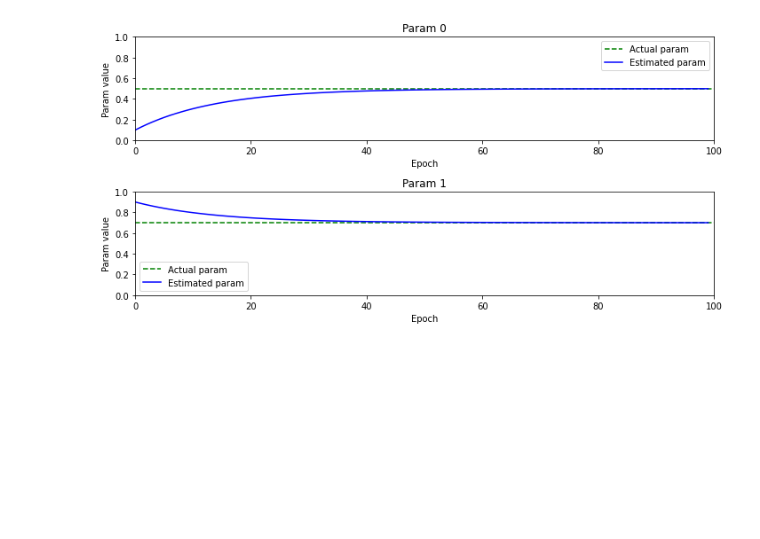
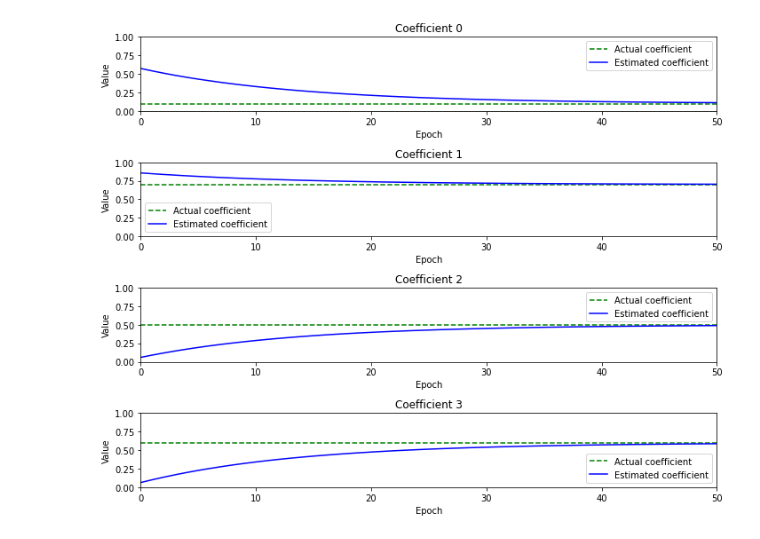
Before and after one commit to khiner/jaxdsp, a Jupyter notebook: jax_audio_experiments.ipynb, the cells around one changed output. Drawn from its saved outputs; the diff is of its cells as text; code cells hidden in the pictures; blank space fills up the shorter version.

Commit message:
Generalize to FIR filter with any number of coefficients

```diff
--- a/jax_audio_experiments.ipynb
+++ b/jax_audio_experiments.ipynb
@@ -23,7 +24,6 @@ def lp_filter(X, Y, b0, b1):
 def mse(X, Y):
     return ((Y - X) ** 2).mean()
 # %%
-def objective(params, X, Y, target):
-    b0, b1 = params
-    Y = lp_filter(X, Y, b0, b1)
+def objective_fir(coefficients, X, Y, target):
+    Y = fir_filter(X, Y, coefficients)
     return -mse(Y, target)
@@ -47,8 +30,3 @@ WARNING:absl:No GPU/TPU found, falling back to CPU. (Set TF_CPP_MIN_LOG_LEVEL=0
-# %%
-X = jnp.concatenate([jnp.array([1]), jnp.zeros(9)])
-Y = jnp.zeros(X.size)
-target_params = (0.5, 0.7)
-target = lp_filter(X, Y, *target_params)
 # %%
 def train(params, objective, X, target, learning_rate=0.35, epochs=100):
     params_history = np.ndarray((epochs, params.size))
@@ -60,3 +38,11 @@ def train(params, objective, X, target, learning_rate=0.35, epochs=100):
         params += learning_rate * gradient
 
     return params, params_history
+# %%
+X = jnp.concatenate([jnp.array([1]), jnp.zeros(9)])
+Y = jnp.zeros(X.size)
+target_params = np.array([0.1, 0.7, 0.5, 0.6])
+target = fir_filter(X, Y, target_params)
+key = random.PRNGKey(42)
+params = random.uniform(key, (target_params.size,))
+epochs = 50
@@ -63,7 +67,4 @@ def train(params, objective, X, target, learning_rate=0.35, epochs=100):
 # %%
 %%time
-
-epochs = 100
-params = jnp.array([0.1, 0.9]) # arbitrary starting values (todo seeded random)
-params, params_history = train(params, objective, X, target)
+params, params_history = train(params, objective_fir, X, target)
 # %% [output]
@@ -72,17 +73,17 @@ Wall time: 8.46 s
 # %%
-_, axes = plt.subplots(params.size, figsize=(10, 5))
+_, axes = plt.subplots(params.size, figsize=(10, params.size * 2))
 
 for param_index in range(params.size):
     param_plot = axes[param_index]
-    param_plot.set_title('Param %s' % param_index)
+    param_plot.set_title('Coefficient %s' % param_index)
     param_plot.set_xlim([0, epochs])
     param_plot.set_ylim([0, 1])
     param_plot.set_xlabel('Epoch')
-    param_plot.set_ylabel('Param value')
-    param_plot.axhline(y=target_params[param_index], c='g', linestyle='--', label='Actual param')
-    param_plot.plot(params_history[:,param_index], c='b', label='Estimated param')
+    param_plot.set_ylabel('Value')
+    param_plot.axhline(y=target_params[param_index], c='g', linestyle='--', label='Actual coefficient')
+    param_plot.plot(params_history[:,param_index], c='b', label='Estimated coefficient')
     param_plot.legend()
 
 plt.tight_layout()
 # %% [output]
-[figure, old version]
+[figure, new version]
```
Also changed, not shown: parts of 11 cells of this notebook.
